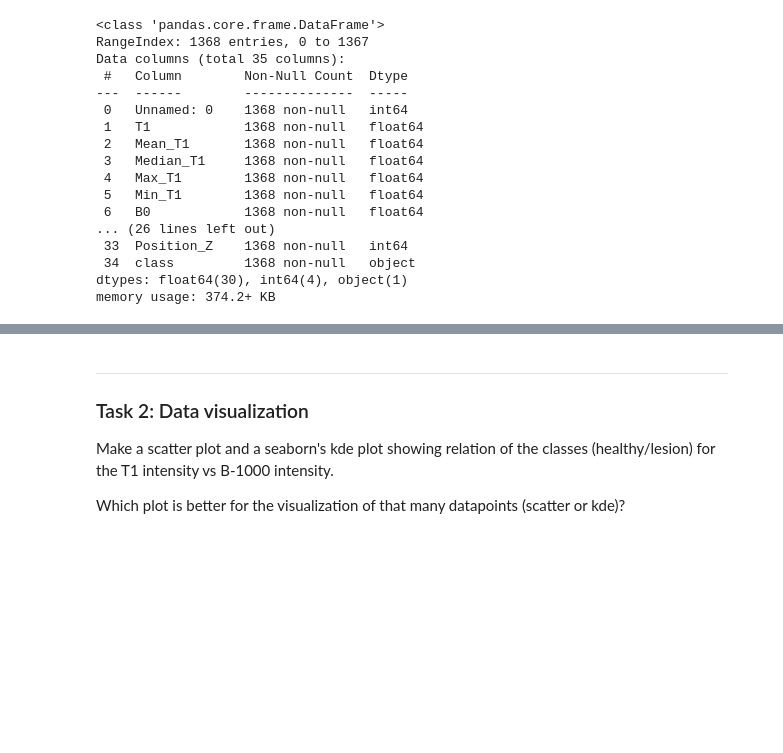
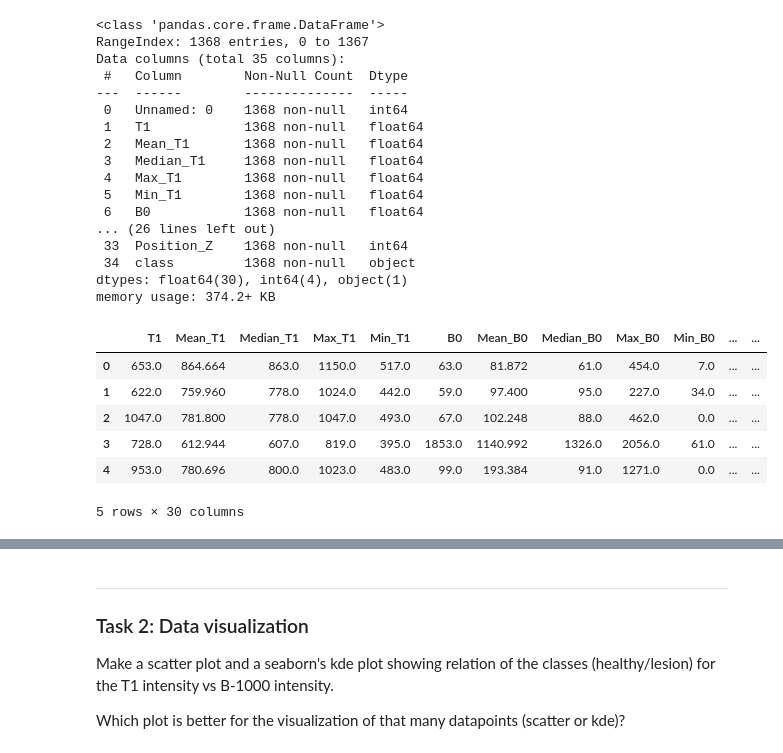
Before and after one commit to abishek1233/Clinical-Decision-Practicals, a Jupyter notebook: WPO3/WPO3.ipynb, the cells around one changed output, grey strips where cells are left out. Cells and saved outputs as stored; diff of their text form; code cells hidden in the pictures; blank space fills up the shorter version.

```diff
--- a/WPO3/WPO3.ipynb
+++ b/WPO3/WPO3.ipynb
@@ -126,0 +128,10 @@ intensityTrainData,label = prepareData("/Users/abisheikktr/Documents/GitHub/Clin
+# %%
+intensityTrainData.head()
+# %% [output]
+|  | T1 | Mean_T1 | Median_T1 | Max_T1 | Min_T1 | B0 | Mean_B0 | Median_B0 | Max_B0 | Min_B0 | ... | ... |
+| 0 | 653.0 | 864.664 | 863.0 | 1150.0 | 517.0 | 63.0 | 81.872 | 61.0 | 454.0 | 7.0 | ... | ... |
+| 1 | 622.0 | 759.960 | 778.0 | 1024.0 | 442.0 | 59.0 | 97.400 | 95.0 | 227.0 | 34.0 | ... | ... |
+| 2 | 1047.0 | 781.800 | 778.0 | 1047.0 | 493.0 | 67.0 | 102.248 | 88.0 | 462.0 | 0.0 | ... | ... |
+| 3 | 728.0 | 612.944 | 607.0 | 819.0 | 395.0 | 1853.0 | 1140.992 | 1326.0 | 2056.0 | 61.0 | ... | ... |
+| 4 | 953.0 | 780.696 | 800.0 | 1023.0 | 483.0 | 99.0 | 193.384 | 91.0 | 1271.0 | 0.0 | ... | ... |
+5 rows × 30 columns
```
Also changed, not shown: parts of 16 cells of this notebook.
